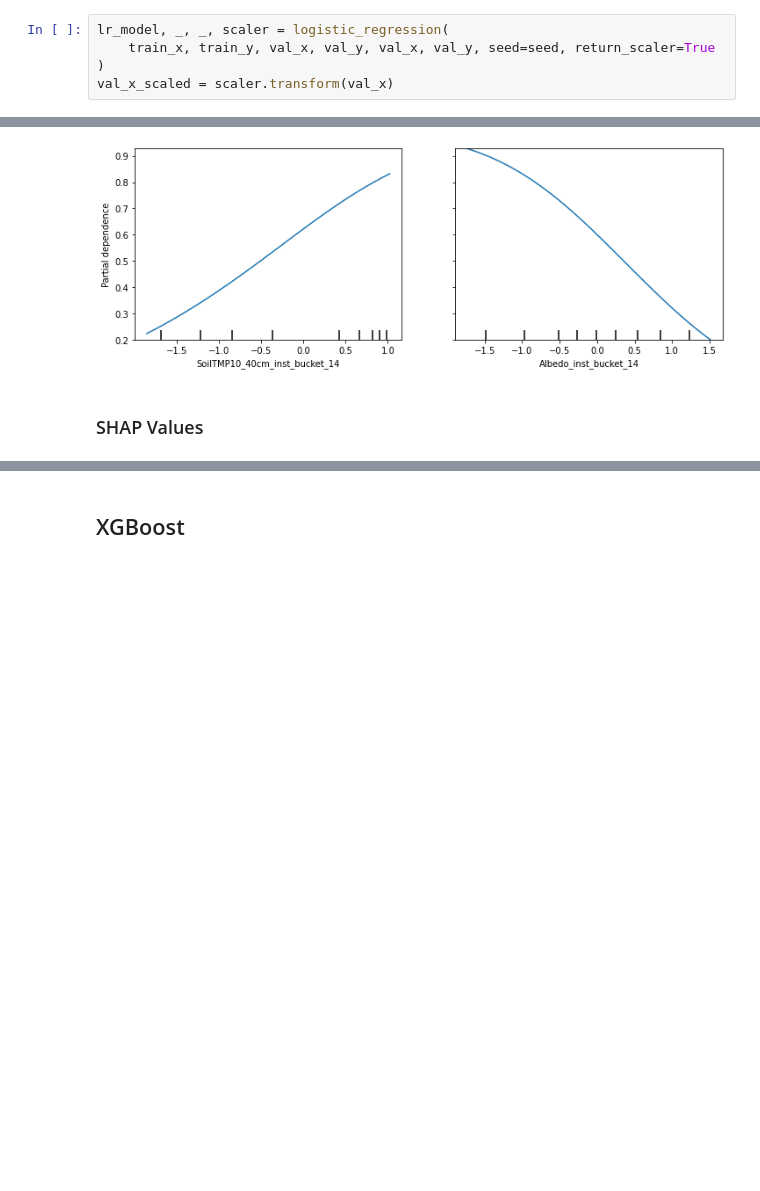
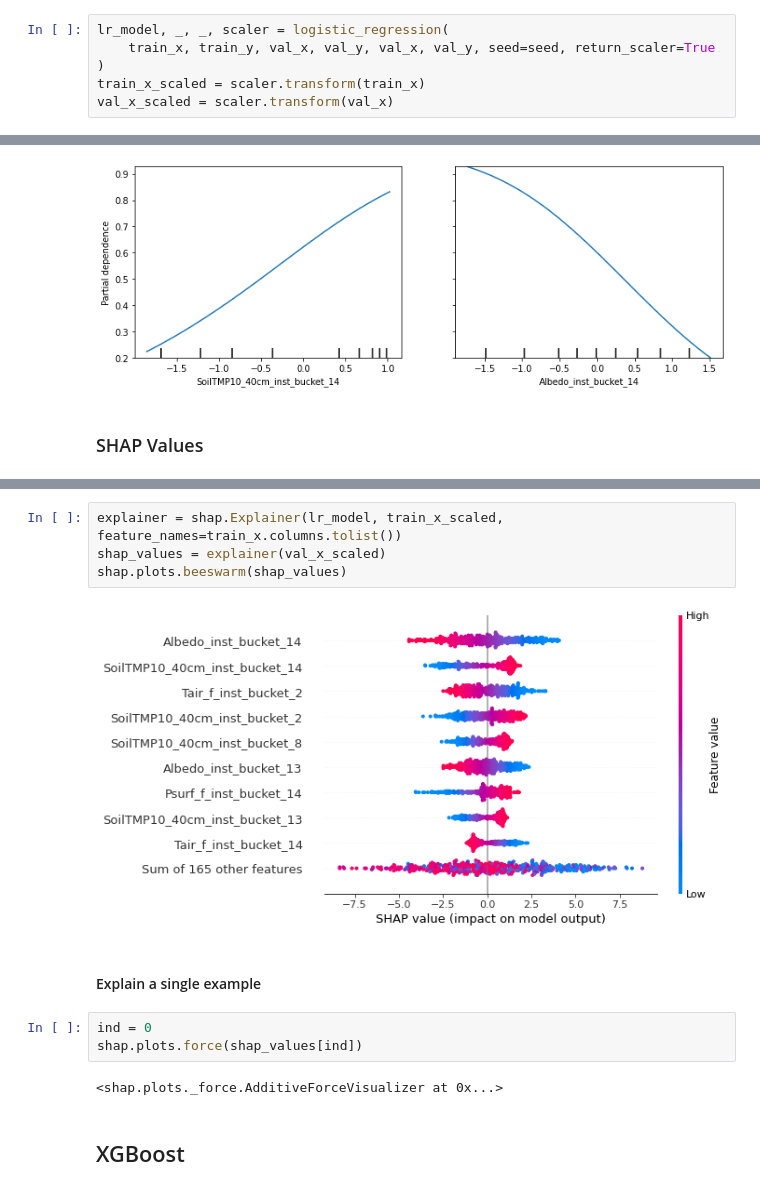
Before and after one commit to instadeepai/locust-predict, a Jupyter notebook: notebooks/Interpretation.ipynb, the cells around one changed output, grey strips where cells are left out. Drawn from its saved outputs; the diff is of its cells as text; blank space fills up the shorter version.

Commit message:
add shap plots

```diff
--- a/notebooks/Interpretation.ipynb
+++ b/notebooks/Interpretation.ipynb
@@ -47,6 +53,7 @@ def predition_hist(preds, targets):
 lr_model, _, _, scaler = logistic_regression(
     train_x, train_y, val_x, val_y, val_x, val_y, seed=seed, return_scaler=True
 )
+train_x_scaled = scaler.transform(train_x)
 val_x_scaled = scaler.transform(val_x)
 # %% [output]
 lbfgs failed to converge (status=1):
@@ -144,3 +125,16 @@ KeyboardInterrupt:
+# %%
+explainer = shap.Explainer(lr_model, train_x_scaled, feature_names=train_x.columns.tolist())
+shap_values = explainer(val_x_scaled)
+shap.plots.beeswarm(shap_values)
+# %% [output]
+[figure, added]
+# %% [markdown]
+#### Explain a single example
+# %%
+ind = 0
+shap.plots.force(shap_values[ind])
+# %% [output]
+<shap.plots._force.AdditiveForceVisualizer at 0x...>
 # %% [markdown]
 ## XGBoost
 # %%
```
Also changed, not shown: parts of 11 cells of this notebook.
